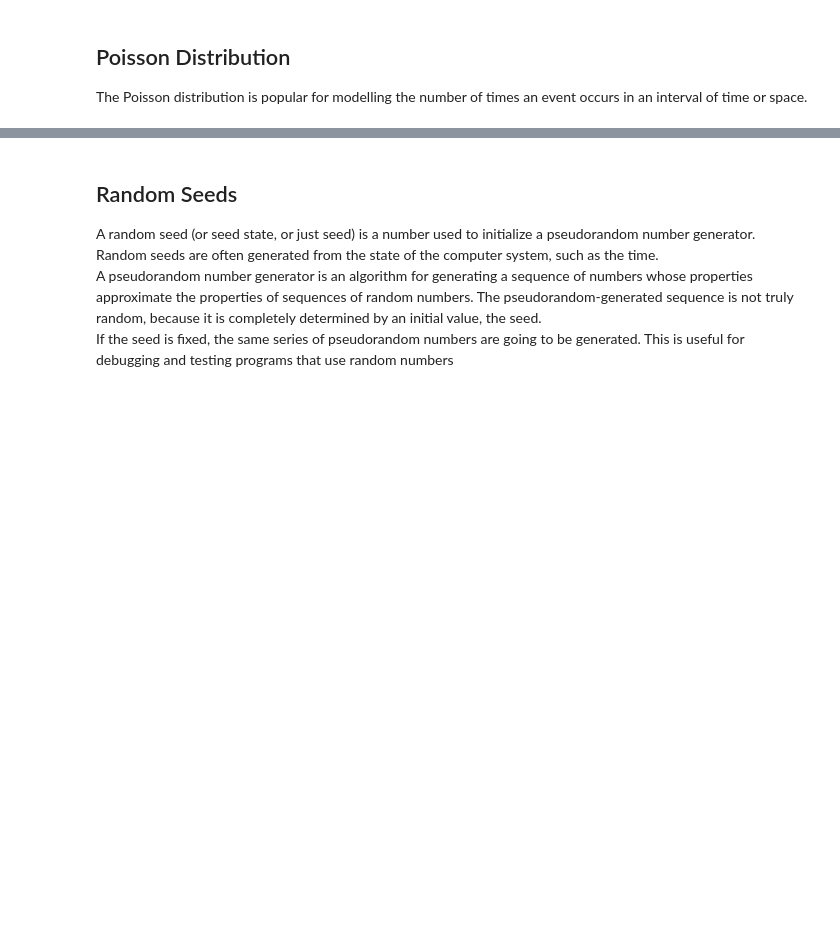
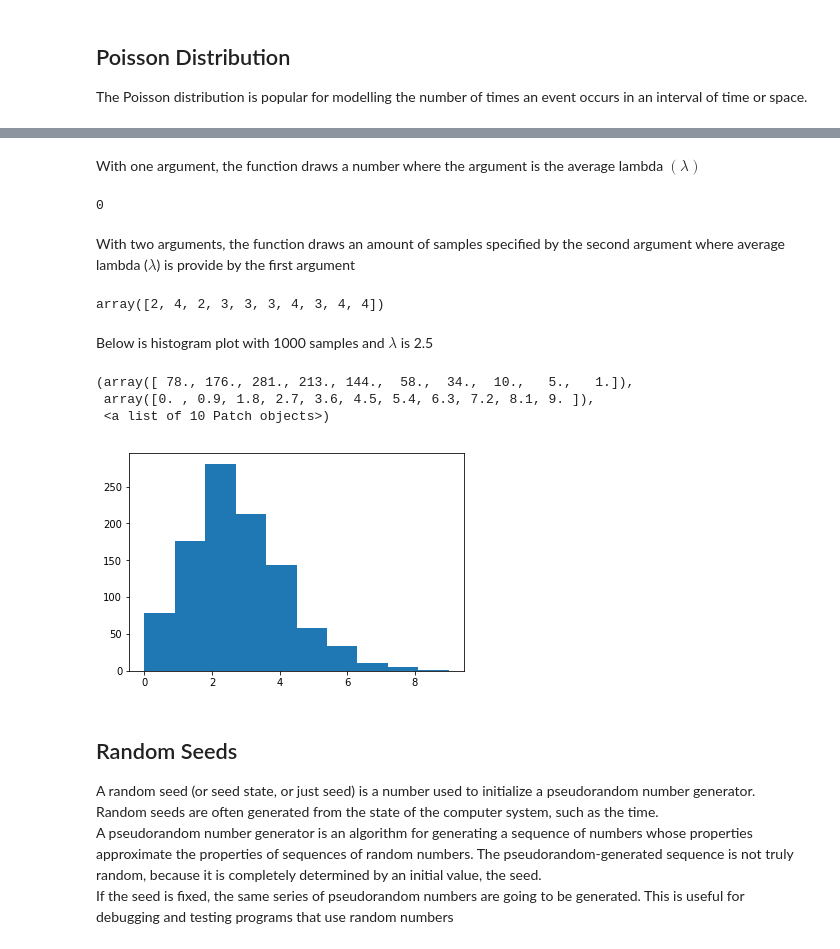
Before and after one commit to cadel560x/EmergingTechAssignments, a Jupyter notebook: numpy-random.ipynb, the cells around one changed output, grey strips where cells are left out. Drawn from its saved outputs; the diff is of its cells as text; code cells hidden in the pictures; blank space fills up the shorter version.

Commit message:
Poisson distribution completed

```diff
--- a/numpy-random.ipynb
+++ b/numpy-random.ipynb
@@ -231,3 +228,26 @@ P(k goals in a World Cup soccer match)
+# %% [markdown]
+With one argument, the function draws a number where the argument is the average lambda $(\lambda)$
+# %%
+np.random.poisson(2.5)
+# %% [output]
+0
+# %% [markdown]
+With two arguments, the function draws an amount of samples specified by the second argument where  average lambda
+($\lambda$) is provide by the first argument
+# %%
+np.random.poisson(2.5,10)
+# %% [output]
+array([2, 4, 2, 3, 3, 3, 4, 3, 4, 4])
+# %% [markdown]
+Below is histogram plot with 1000 samples and $\lambda$ is 2.5
+# %%
+x = np.random.poisson(2.5,1000)
+plt.hist(x)
+# %% [output]
+(array([ 78., 176., 281., 213., 144.,  58.,  34.,  10.,   5.,   1.]),
+ array([0. , 0.9, 1.8, 2.7, 3.6, 4.5, 5.4, 6.3, 7.2, 8.1, 9. ]),
+ <a list of 10 Patch objects>)
+[figure, added]
 # %% [markdown]
 ## Random Seeds
 A random seed (or seed state, or just seed) is a number used to initialize a pseudorandom number generator. Random seeds are often generated from the state of the computer system, such as the time.
```
Also changed, not shown: parts of 24 cells of this notebook.
